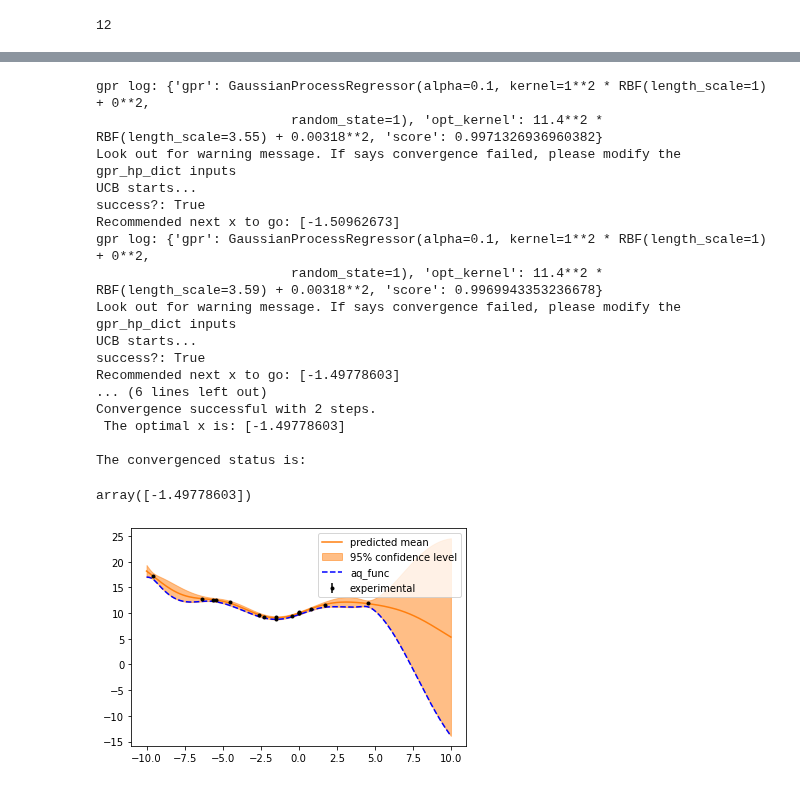
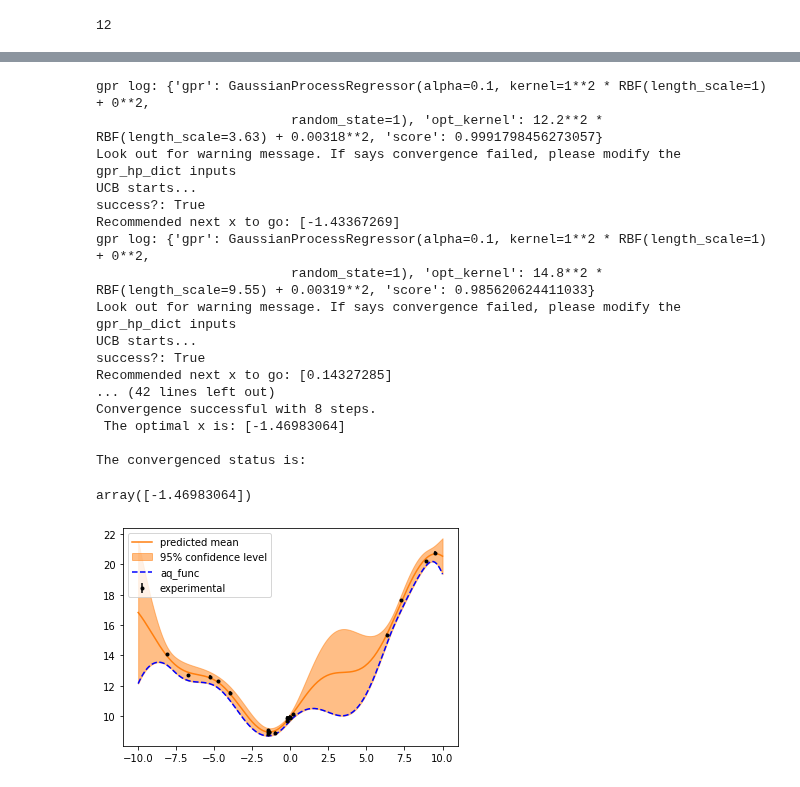
Before and after one commit to xueannafang/learn_opt, a Jupyter notebook: Bayes_opt_class.ipynb, the cells around one changed output, grey strips where cells are left out. Saved outputs shown, nothing was run; the diff lists cells and outputs as text; code cells hidden in the pictures.

```diff
--- a/Bayes_opt_class.ipynb
+++ b/Bayes_opt_class.ipynb
@@ -401,25 +401,25 @@ def auto_forward_until_convg(initial_x0, n_max = 1000, tol = 1e-4):
     print(f"Max iteration steps reached. Fail to converge.\n The final x before crash is: {x0}\n")
     return x0
 # %%
-x0 = 0.01
+x0 = -1.4
 auto_forward_until_convg(x0)
 # %% [output]
 gpr log: {'gpr': GaussianProcessRegressor(alpha=0.1, kernel=1**2 * RBF(length_scale=1) + 0**2,
-                         random_state=1), 'opt_kernel': 11.4**2 * RBF(length_scale=3.55) + 0.00318**2, 'score': 0.9971326936960382}
+                         random_state=1), 'opt_kernel': 12.2**2 * RBF(length_scale=3.63) + 0.00318**2, 'score': 0.9991798456273057}
 Look out for warning message. If says convergence failed, please modify the gpr_hp_dict inputs
 UCB starts...
 success?: True
-Recommended next x to go: [-1.50962673]
+Recommended next x to go: [-1.43367269]
 gpr log: {'gpr': GaussianProcessRegressor(alpha=0.1, kernel=1**2 * RBF(length_scale=1) + 0**2,
-                         random_state=1), 'opt_kernel': 11.4**2 * RBF(length_scale=3.59) + 0.00318**2, 'score': 0.9969943353236678}
+                         random_state=1), 'opt_kernel': 14.8**2 * RBF(length_scale=9.55) + 0.00319**2, 'score': 0.985620624411033}
 Look out for warning message. If says convergence failed, please modify the gpr_hp_dict inputs
 UCB starts...
 success?: True
-Recommended next x to go: [-1.49778603]
-... (6 lines left out)
-Convergence successful with 2 steps.
- The optimal x is: [-1.49778603]
+Recommended next x to go: [0.14327285]
+... (42 lines left out)
+Convergence successful with 8 steps.
+ The optimal x is: [-1.46983064]
 
 The convergenced status is:
-array([-1.49778603])
+array([-1.46983064])
-[figure, old version]
+[figure, new version]
```
Also changed, not shown: parts of 5 cells of this notebook.
